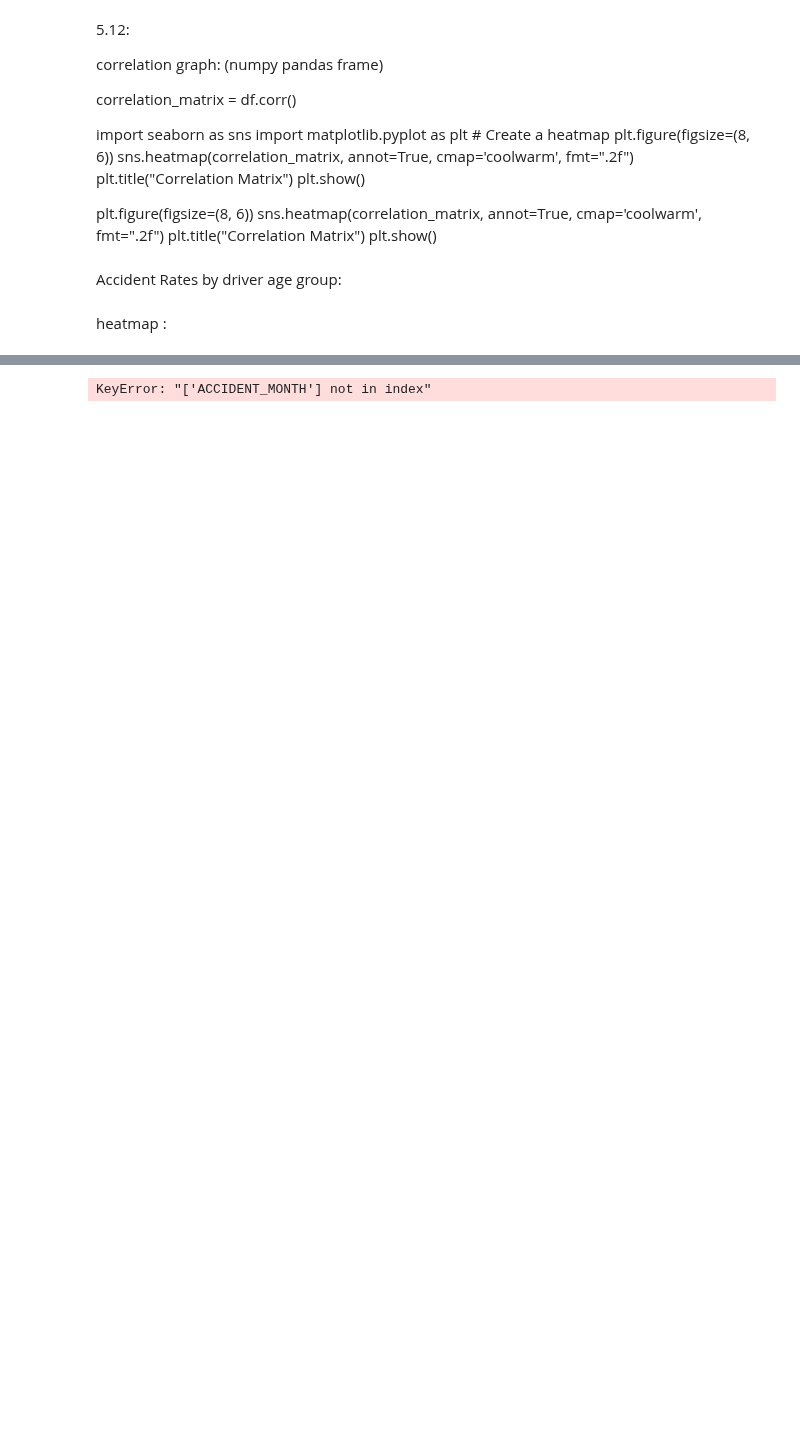
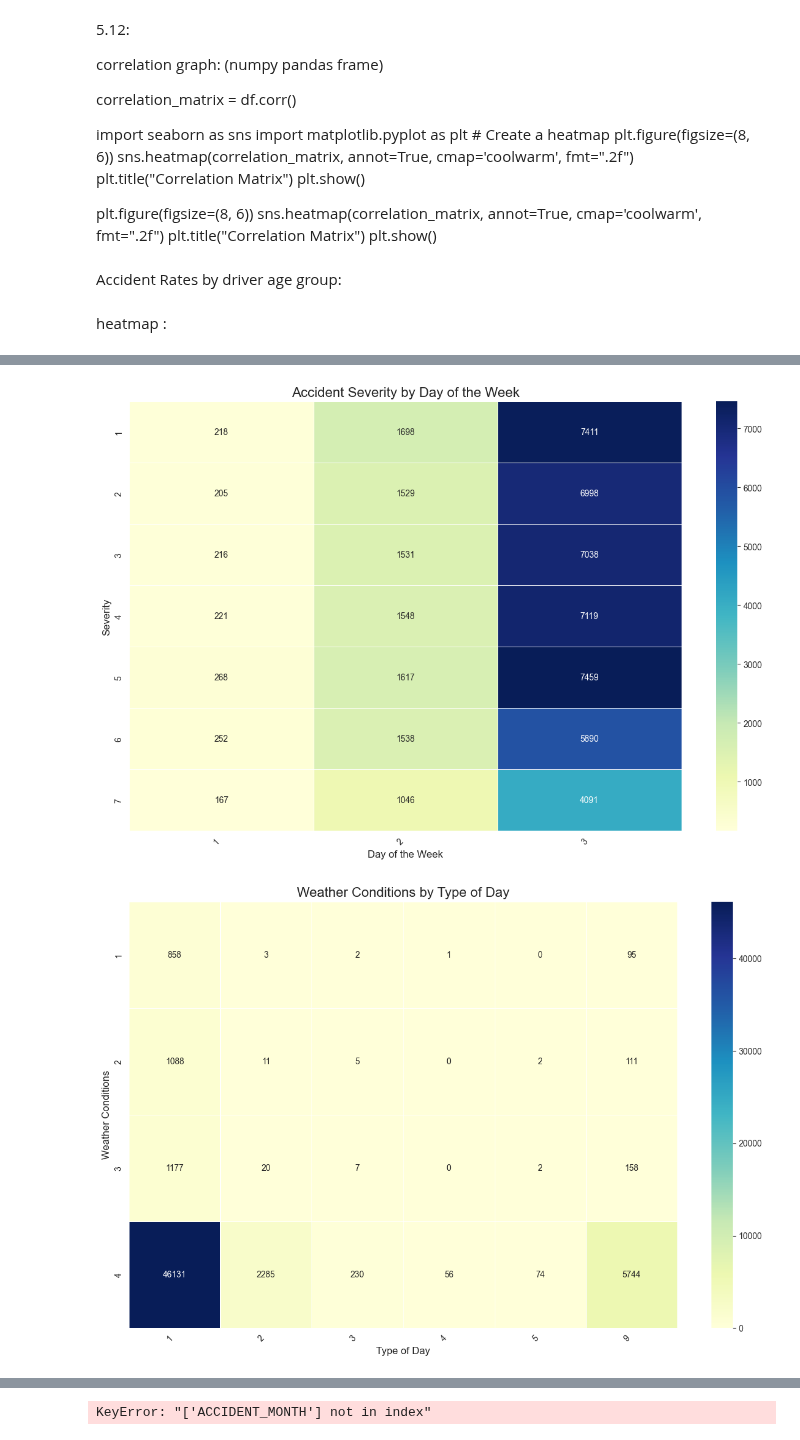
Before and after one commit to zaurusman/Project-RideShare, a Jupyter notebook: project_rIdeshare.ipynb, the cells around one changed output, grey strips where cells are left out. Saved outputs shown, nothing was run; the diff lists cells and outputs as text; code cells hidden in the pictures; blank space fills up the shorter version.

Commit message:
Added heatmaps for correlation

```diff
--- a/project_rIdeshare.ipynb
+++ b/project_rIdeshare.ipynb
@@ -514,0 +471,61 @@ plt.show()
+# %%
+# Load and combine all datasets from 2018 to 2022
+file_paths = {
+    2018: './Datasets/data_accidents_israel_by_year/2018/2018_data.csv',
+    2019: './Datasets/data_accidents_israel_by_year/2019/2019_data.csv',
+    2020: './Datasets/data_accidents_israel_by_year/2020/2020_data.csv',
+    2021: './Datasets/data_accidents_israel_by_year/2021/2021_data.csv',
+    2022: './Datasets/data_accidents_israel_by_year/2022/2022_data.csv'
+}
+
+# Function to generate heatmaps for given feature pairs
+def generate_heatmap(data, feature_x, feature_y, title, x_label, y_label, figsize=(12, 8)):
+    # Filter relevant columns and drop missing values
+    heatmap_data = data[[feature_x, feature_y]].dropna()
+
+    # Create a pivot table
+    pivot_table = heatmap_data.groupby([feature_x, feature_y]).size().unstack(fill_value=0)
+
+    # Plot the heatmap
+    plt.figure(figsize=figsize)
+    sns.heatmap(pivot_table, annot=True, fmt="d", cmap="YlGnBu", linewidths=.5)
+    plt.title(title, fontsize=16)
+    plt.xlabel(x_label, fontsize=12)
+    plt.ylabel(y_label, fontsize=12)
+    plt.xticks(rotation=45, ha="right")
+    plt.tight_layout()
+    plt.show()
+
+# Create heatmaps for the suggested feature pairs
+feature_pairs = [
+    ('YOM_BASHAVUA', 'HUMRAT_TEUNA', "Accident Severity by Day of the Week", "Day of the Week", "Severity"),
+    ('SUG_YOM', 'MEZEG_AVIR', "Weather Conditions by Type of Day", "Type of Day", "Weather Conditions"),
+    ('SUG_TEUNA', 'SUG_DEREH', "Type of Accident by Road Type", "Road Type", "Type of Accident"),
+    ('YOM_BASHAVUA', 'SUG_DEREH', "Road Type Usage by Day of the Week", "Road Type", "Day of the Week"),
+]
+
+# Initialize a list to hold all data
+all_years_data = []
+
+# Iterate through file paths and load each dataset
+for year, path in file_paths.items():
+    try:
+        # Load dataset
+        data = pd.read_csv(path)
+        # Add a 'Year' column
+        data['Year'] = year
+        # Append to the list
+        all_years_data.append(data)
+    except FileNotFoundError:
+        print(f"File for {year} not found at path: {path}")
+        continue
+
+# Combine all datasets into a single DataFrame
+combined_data = pd.concat(all_years_data, ignore_index=True)
+
+# Generate heatmaps for combined data
+for feature_x, feature_y, title, x_label, y_label in feature_pairs:
+    generate_heatmap(combined_data, feature_x, feature_y, title, x_label, y_label)
+# %% [output]
+[figure, added]
+[figure, added]
```
Also changed, not shown: parts of 10 cells of this notebook.
